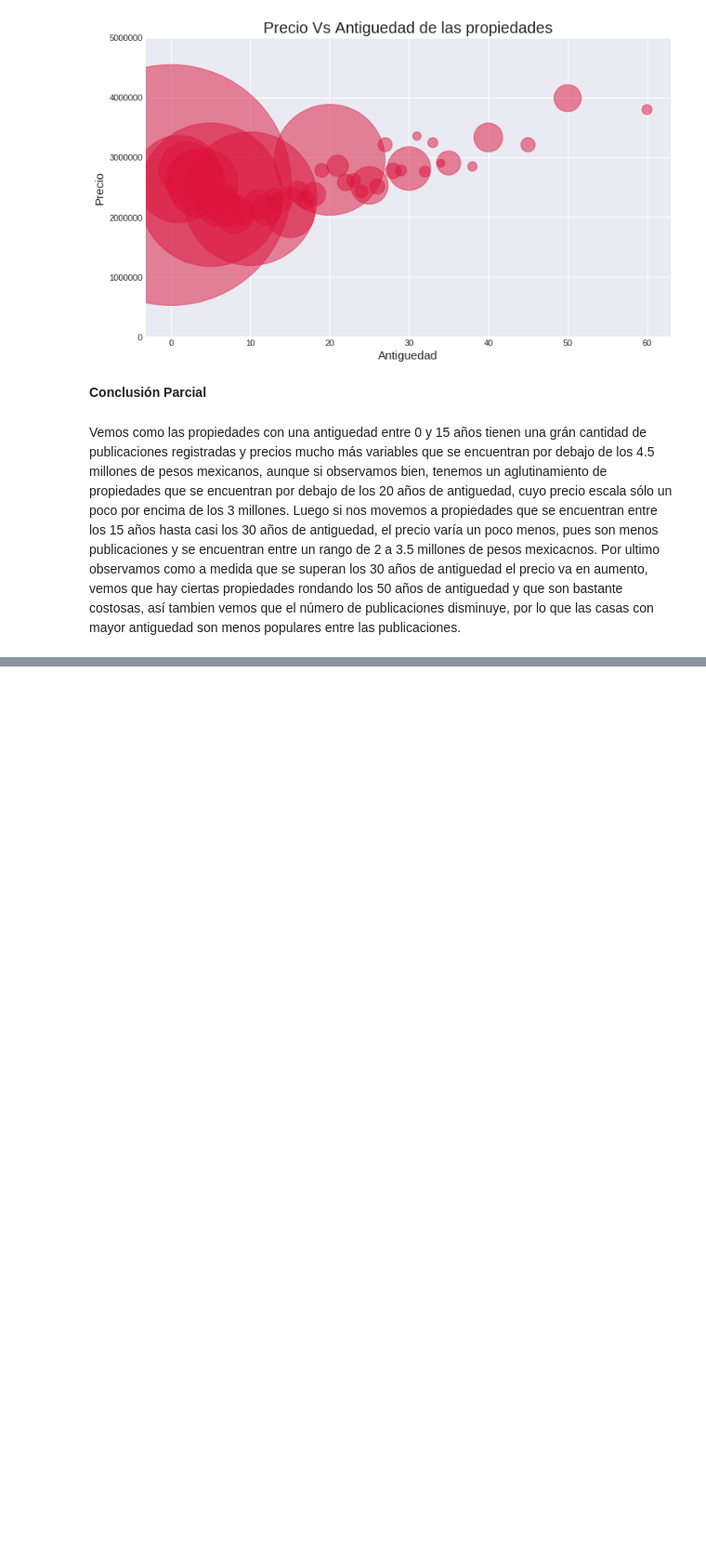
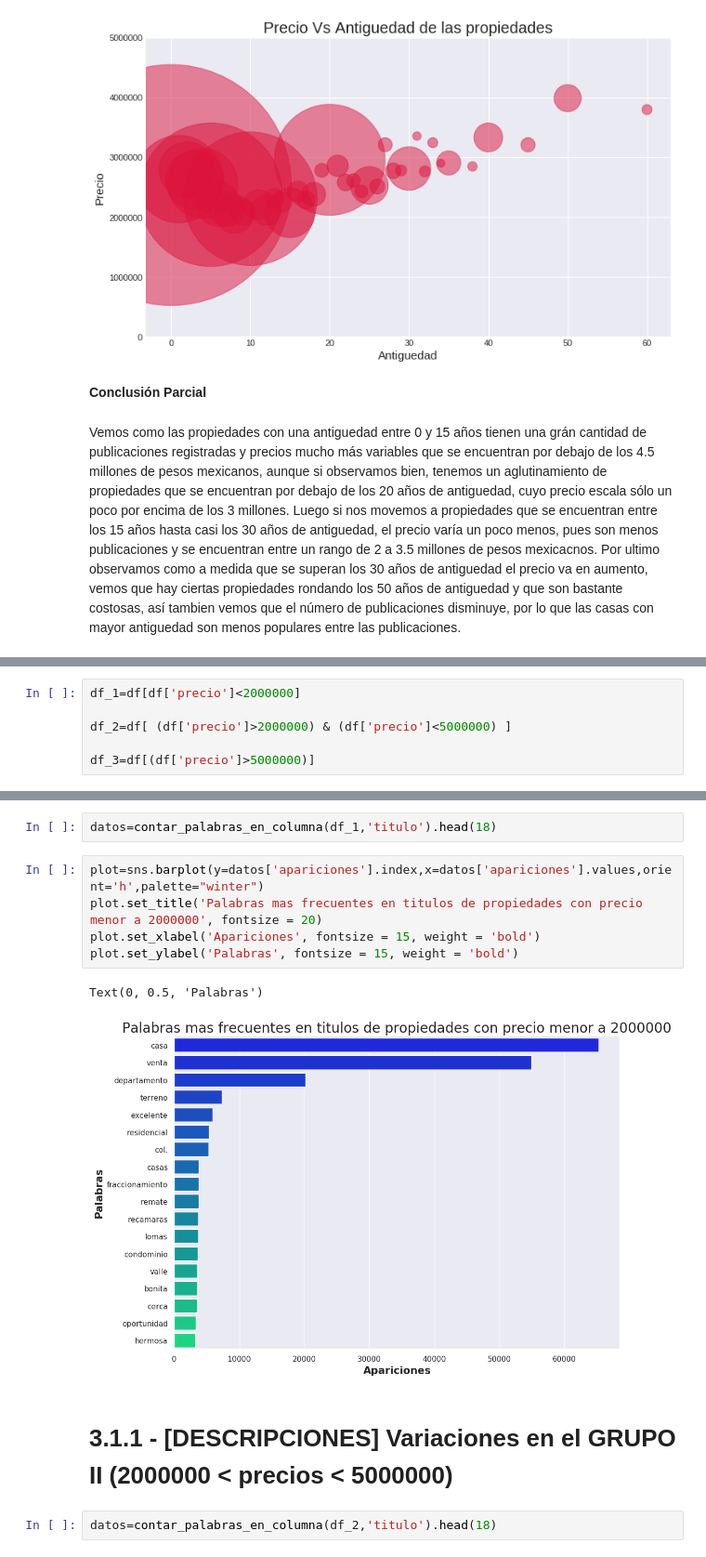
Before and after one commit to luctiz/Grupo43-TP1, a Jupyter notebook: TP1.ipynb, the cells around one changed output, grey strips where cells are left out. Shown at 93% size. Saved outputs shown, nothing was run; the diff lists cells and outputs as text; blank space fills up the shorter version.

```diff
--- a/TP1.ipynb
+++ b/TP1.ipynb
@@ -317,0 +352,6 @@ Vemos como las propiedades con una antiguedad entre 0 y 15 años tienen una grá
+# %%
+df_1=df[df['precio']<2000000]
+
+df_2=df[ (df['precio']>2000000) & (df['precio']<5000000) ]
+
+df_3=df[(df['precio']>5000000)]
@@ -317,0 +406,14 @@ Vemos como las propiedades con una antiguedad entre 0 y 15 años tienen una grá
+# %%
+datos=contar_palabras_en_columna(df_1,'titulo').head(18)
+# %%
+plot=sns.barplot(y=datos['apariciones'].index,x=datos['apariciones'].values,orient='h',palette="winter")
+plot.set_title('Palabras mas frecuentes en titulos de propiedades con precio menor a 2000000', fontsize = 20)
+plot.set_xlabel('Apariciones', fontsize = 15, weight = 'bold')
+plot.set_ylabel('Palabras', fontsize = 15, weight = 'bold')
+# %% [output]
+Text(0, 0.5, 'Palabras')
+[figure, added]
+# %% [markdown]
+# 3.1.1 - [DESCRIPCIONES] Variaciones en el GRUPO II (2000000 < precios < 5000000)
+# %%
+datos=contar_palabras_en_columna(df_2,'titulo').head(18)
```
Also changed, not shown: parts of 49 cells of this notebook.
